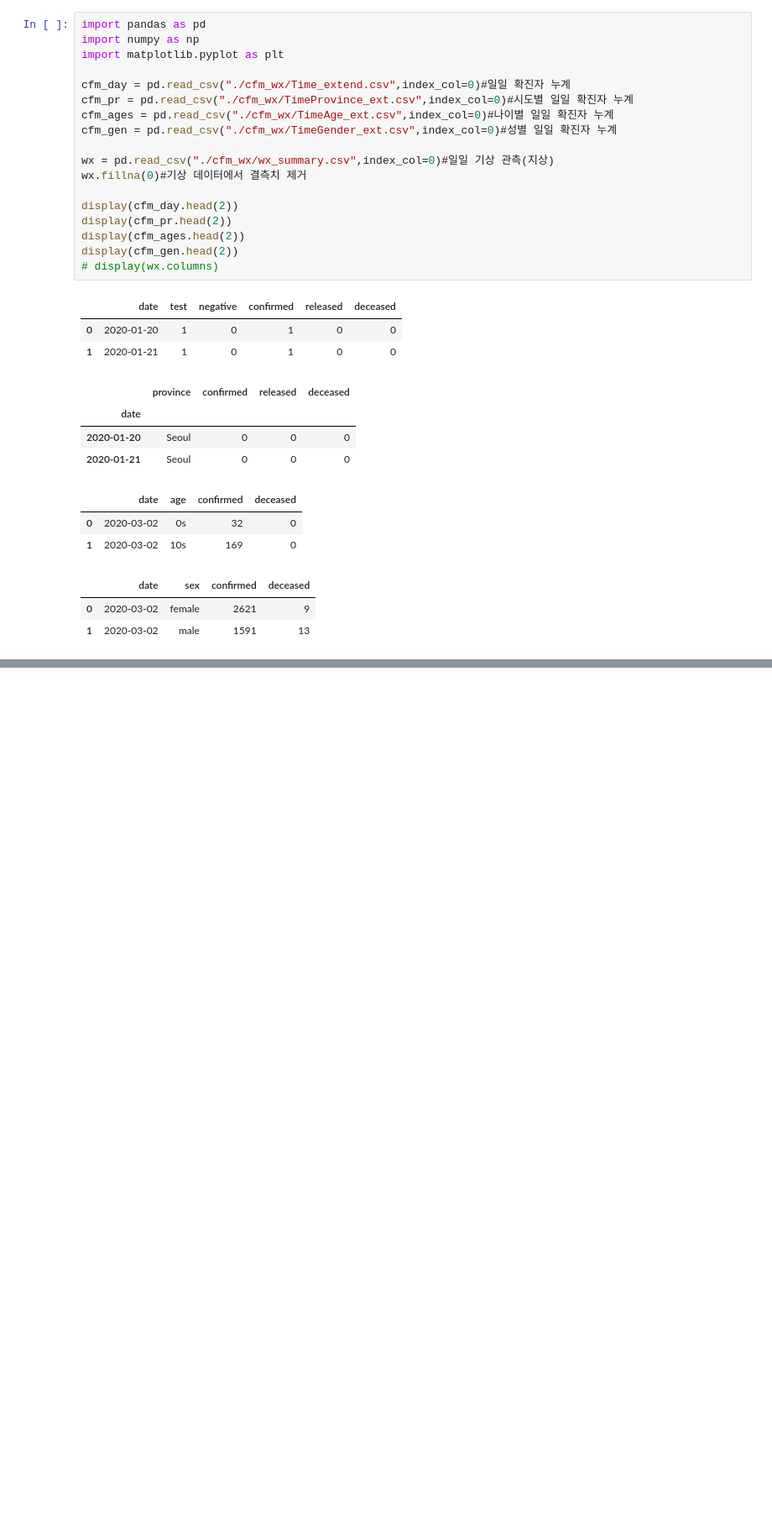
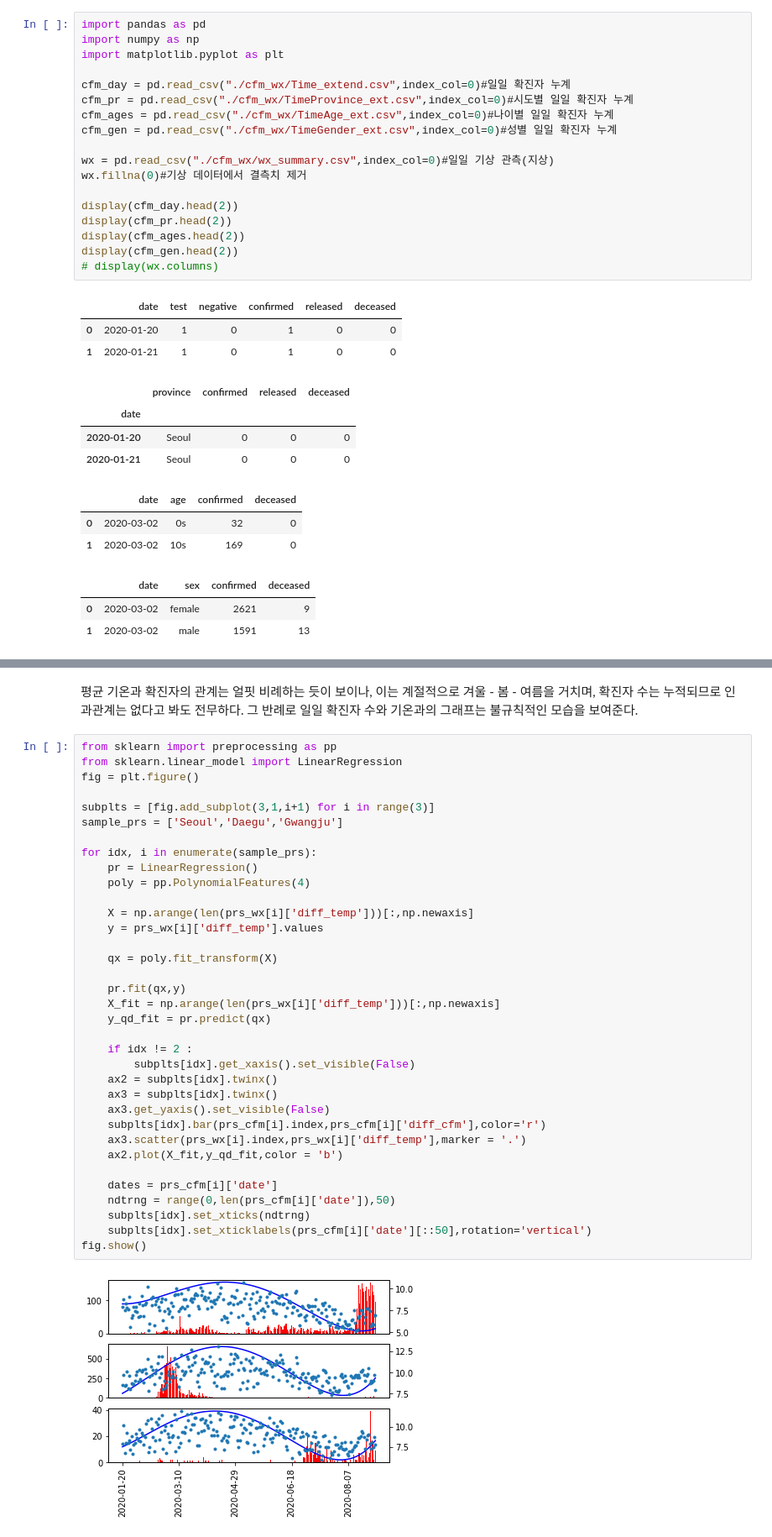
Before and after one commit to fishoe/covid_insight, a Jupyter notebook: insight.ipynb, the cells around one changed output, grey strips where cells are left out. Shown at 84% size. Saved outputs shown, nothing was run; the diff lists cells and outputs as text; blank space fills up the shorter version.

```diff
--- a/insight.ipynb
+++ b/insight.ipynb
@@ -101,0 +102,40 @@ fig.show()
+# %% [markdown]
+평균 기온과 확진자의 관계는 얼핏 비례하는 듯이 보이나, 이는 계절적으로 겨울 - 봄 - 여름을 거치며, 확진자 수는 누적되므로 인과관계는 없다고 봐도 전무하다.
+그 반례로 일일 확진자 수와 기온과의 그래프는 불규칙적인 모습을 보여준다.
+# %%
+from sklearn import preprocessing as pp
+from sklearn.linear_model import LinearRegression
+fig = plt.figure()
+
+subplts = [fig.add_subplot(3,1,i+1) for i in range(3)]
+sample_prs = ['Seoul','Daegu','Gwangju']
+
+for idx, i in enumerate(sample_prs):
+    pr = LinearRegression()
+    poly = pp.PolynomialFeatures(4)
+
+    X = np.arange(len(prs_wx[i]['diff_temp']))[:,np.newaxis]
+    y = prs_wx[i]['diff_temp'].values
+
+    qx = poly.fit_transform(X)
+
+    pr.fit(qx,y)
+    X_fit = np.arange(len(prs_wx[i]['diff_temp']))[:,np.newaxis]
+    y_qd_fit = pr.predict(qx)
+
+    if idx != 2 :
+        subplts[idx].get_xaxis().set_visible(False)
+    ax2 = subplts[idx].twinx()
+    ax3 = subplts[idx].twinx()
+    ax3.get_yaxis().set_visible(False)
+    subplts[idx].bar(prs_cfm[i].index,prs_cfm[i]['diff_cfm'],color='r')
+    ax3.scatter(prs_wx[i].index,prs_wx[i]['diff_temp'],marker = '.')
+    ax2.plot(X_fit,y_qd_fit,color = 'b')
+
+    dates = prs_cfm[i]['date']
+    ndtrng = range(0,len(prs_cfm[i]['date']),50)
+    subplts[idx].set_xticks(ndtrng)
+    subplts[idx].set_xticklabels(prs_cfm[i]['date'][::50],rotation='vertical')
+fig.show()
+# %% [output]
+[figure, added]
```
Also changed, not shown: parts of 16 cells of this notebook.
